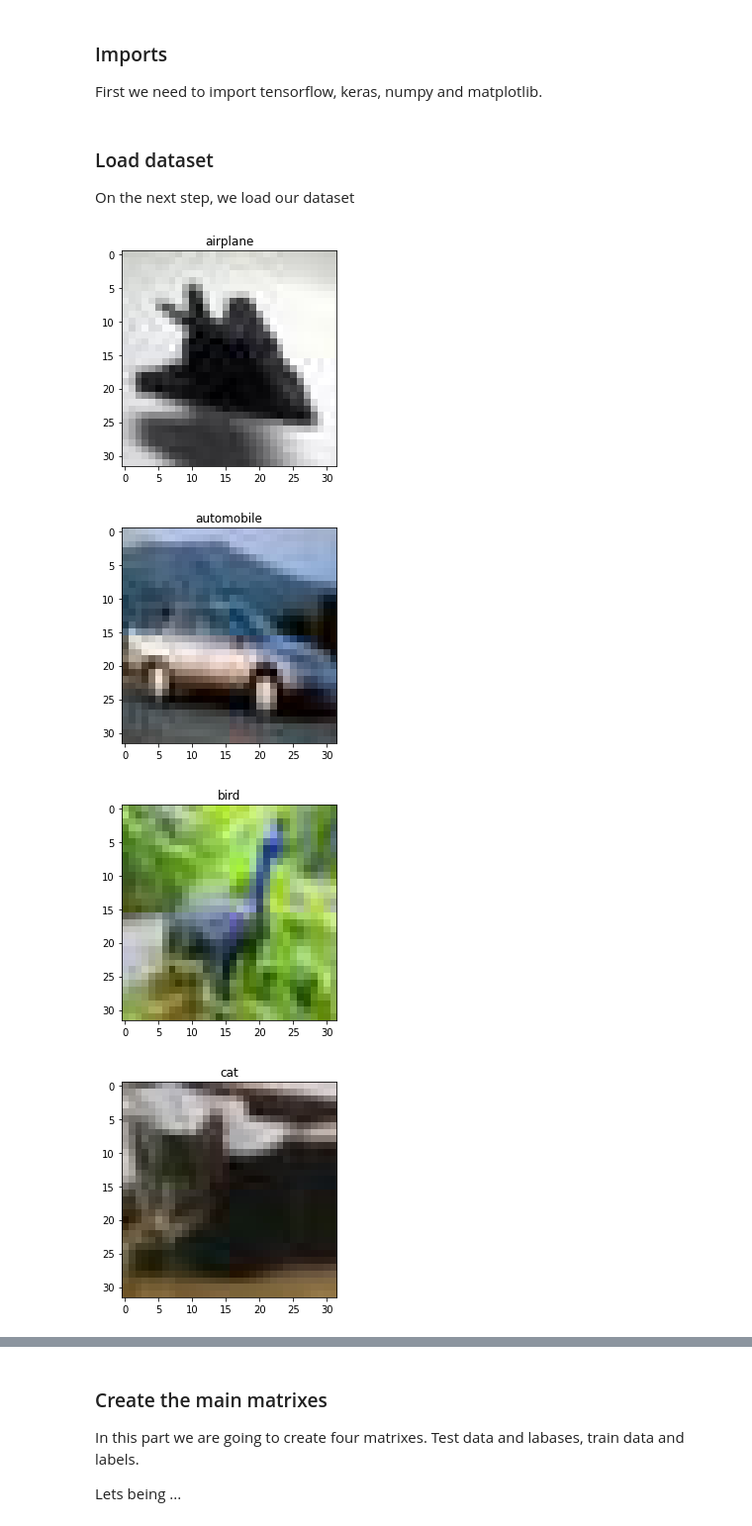
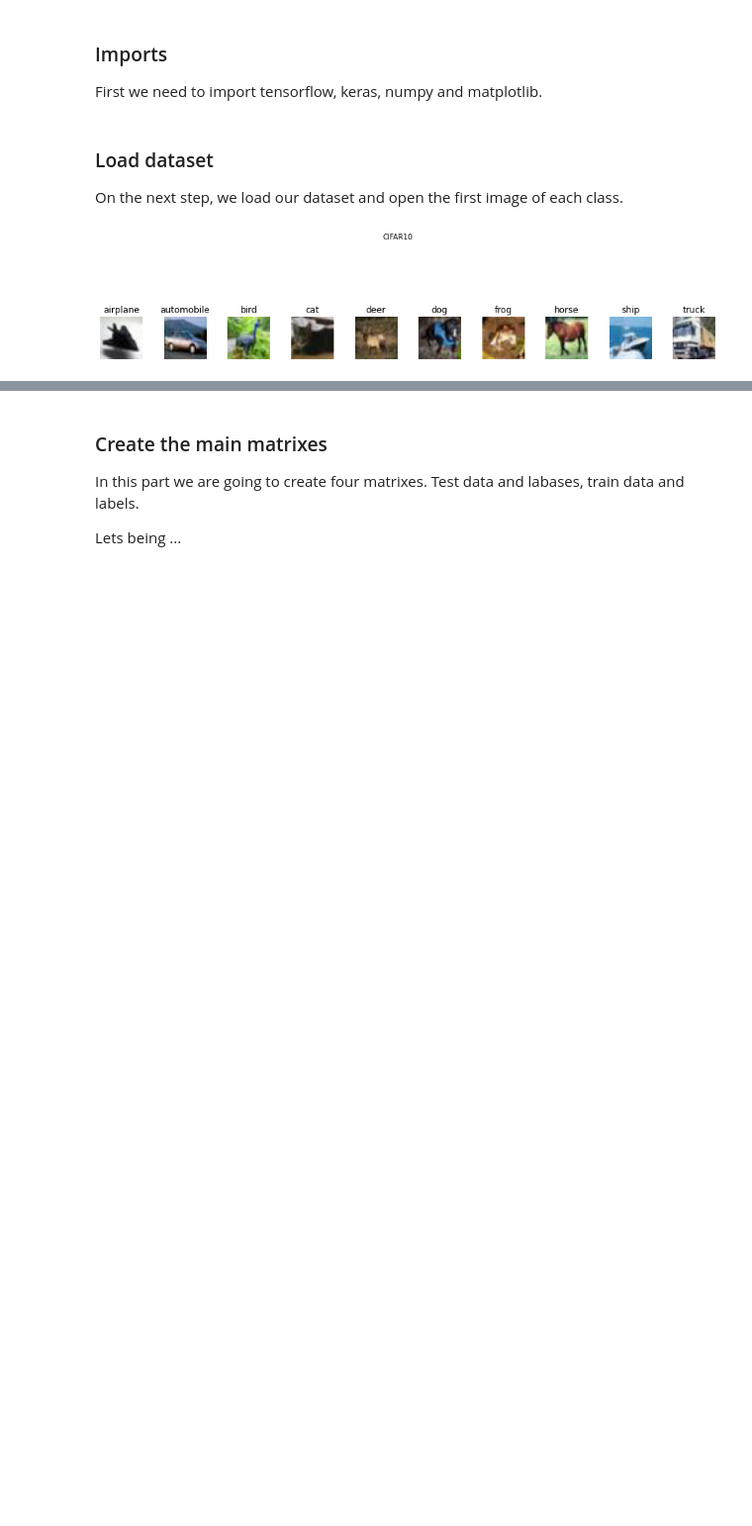
Before and after one commit to amirhnajafiz-university/S6CI01, a Jupyter notebook: notebook/cifar_10.ipynb, the cells around one changed output, grey strips where cells are left out. Shown at 99% size. Cells and saved outputs as stored; diff of their text form; code cells hidden in the pictures; blank space fills up the shorter version.

```diff
--- a/notebook/cifar_10.ipynb
+++ b/notebook/cifar_10.ipynb
@@ -36,18 +44,22 @@ import cv2
 # %% [markdown]
 ### Load dataset
-On the next step, we load our dataset
+On the next step, we load our dataset and open the first image of each class.
 # %%
 # class names
 class_names = ['airplane', 'automobile', 'bird', 'cat', 'deer', 'dog', 'frog', 'horse', 'ship', 'truck']
 # %%
 # displaying one image of each class
-for class_name in class_names:
+plt.figure(figsize=(15,15))
+plt.tight_layout()
+plt.suptitle('CIFAR10', size=10)
+plt.subplots_adjust(wspace=0.5)
+
+for i in range(len(class_names)):
+  class_name = class_names[i]
   img = mpimg.imread(f'./CIFAR10/train/{class_name}/0000.jpg')
-  imgplot = plt.imshow(img)
+  plt.subplot(10, 10, i+1)
   plt.title(class_name)
-  plt.show()
+  plt.axis(False)
+  plt.imshow(img)
 # %% [output]
-[figure, old version]
+[figure, new version]
-[figure, removed]
-[figure, removed]
-[figure, removed]
```
Also changed, not shown: parts of 9 cells of this notebook.
